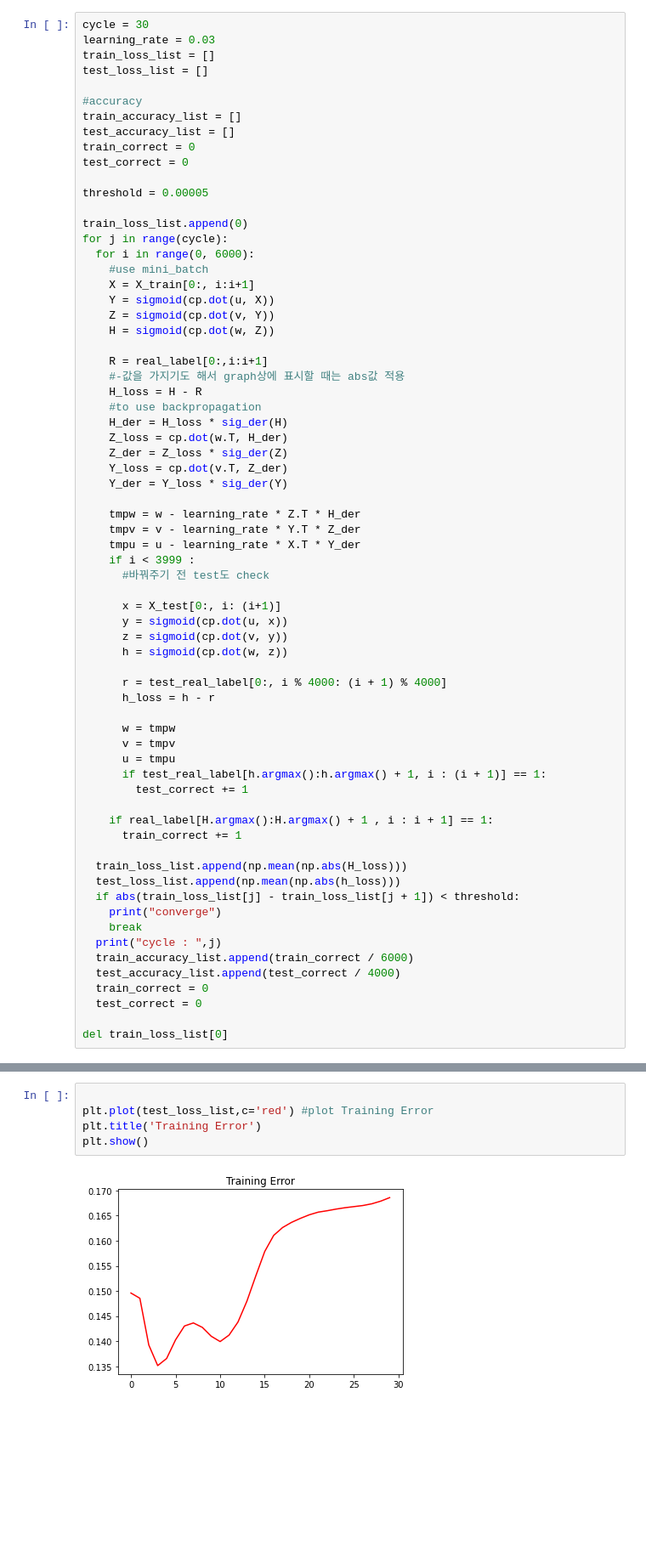
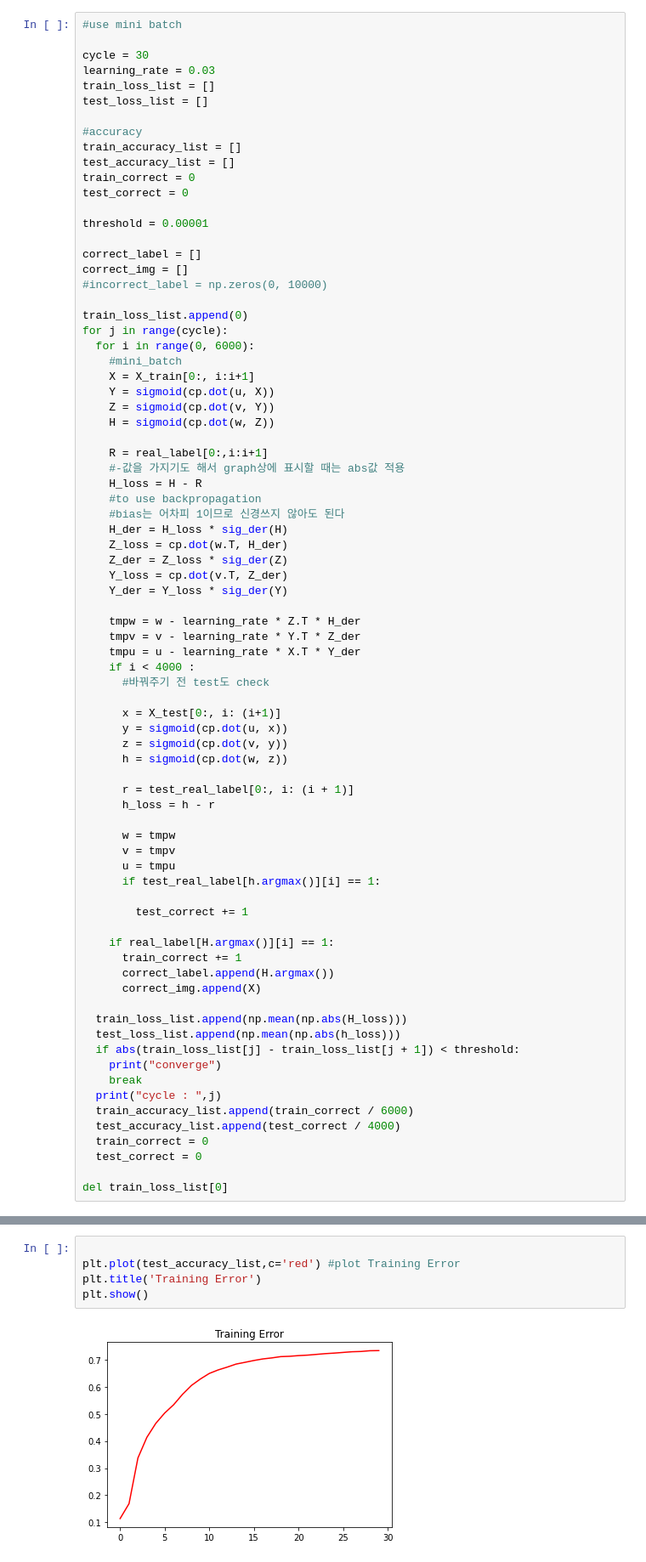
Before and after one commit to CJavaPython/AssignmentFolder, a Jupyter notebook: Assignment09/Assignment09.ipynb, the cells around one changed output, grey strips where cells are left out. Shown at 85% size. Cells and saved outputs as stored; diff of their text form; blank space fills up the shorter version.

```diff
--- a/Assignment09/Assignment09.ipynb
+++ b/Assignment09/Assignment09.ipynb
@@ -169,6 +175,8 @@ for i in range(0, 4000):
     else:
       test_real_label[j][i] = 0
 # %%
+#use mini batch
+
 cycle = 30
 learning_rate = 0.03
 train_loss_list = []
@@ -180,12 +188,16 @@ test_accuracy_list = []
 train_correct = 0
 test_correct = 0
 
-threshold = 0.00005
+threshold = 0.00001
+
+correct_label = []
+correct_img = []
+#incorrect_label = np.zeros(0, 10000)
 
 train_loss_list.append(0)
 for j in range(cycle):
   for i in range(0, 6000):
-    #use mini_batch
+    #mini_batch
     X = X_train[0:, i:i+1]
     Y = sigmoid(cp.dot(u, X))
     Z = sigmoid(cp.dot(v, Y))
@@ -195,6 +207,7 @@ for j in range(cycle):
     #-값을 가지기도 해서 graph상에 표시할 때는 abs값 적용
     H_loss = H - R
     #to use backpropagation
+    #bias는 어차피 1이므로 신경쓰지 않아도 된다
     H_der = H_loss * sig_der(H)
     Z_loss = cp.dot(w.T, H_der)
     Z_der = Z_loss * sig_der(Z)
@@ -204,7 +217,7 @@ for j in range(cycle):
     tmpw = w - learning_rate * Z.T * H_der
     tmpv = v - learning_rate * Y.T * Z_der
     tmpu = u - learning_rate * X.T * Y_der
-    if i < 3999 :
+    if i < 4000 :
       #바꿔주기 전 test도 check
 
       x = X_test[0:, i: (i+1)]
@@ -212,17 +225,20 @@ for j in range(cycle):
       z = sigmoid(cp.dot(v, y))
       h = sigmoid(cp.dot(w, z))
 
-      r = test_real_label[0:, i % 4000: (i + 1) % 4000]
+      r = test_real_label[0:, i: (i + 1)]
       h_loss = h - r
 
       w = tmpw
       v = tmpv
       u = tmpu
-      if test_real_label[h.argmax():h.argmax() + 1, i : (i + 1)] == 1:
+      if test_real_label[h.argmax()][i] == 1:
+
         test_correct += 1
 
-    if real_label[H.argmax():H.argmax() + 1 , i : i + 1] == 1:
+    if real_label[H.argmax()][i] == 1:
       train_correct += 1
+      correct_label.append(H.argmax())
+      correct_img.append(X)
 
   train_loss_list.append(np.mean(np.abs(H_loss)))
   test_loss_list.append(np.mean(np.abs(h_loss)))
@@ -278,7 +301,7 @@ print(test_accuracy_list[len(test_accuracy_list) - 1])
 # %%
 
-plt.plot(test_loss_list,c='red') #plot Training Error
+plt.plot(test_accuracy_list,c='red') #plot Training Error
 plt.title('Training Error')
 plt.show()
 # %% [output]
-[figure, old version]
+[figure, new version]
```
Also changed, not shown: parts of 35 cells of this notebook.
